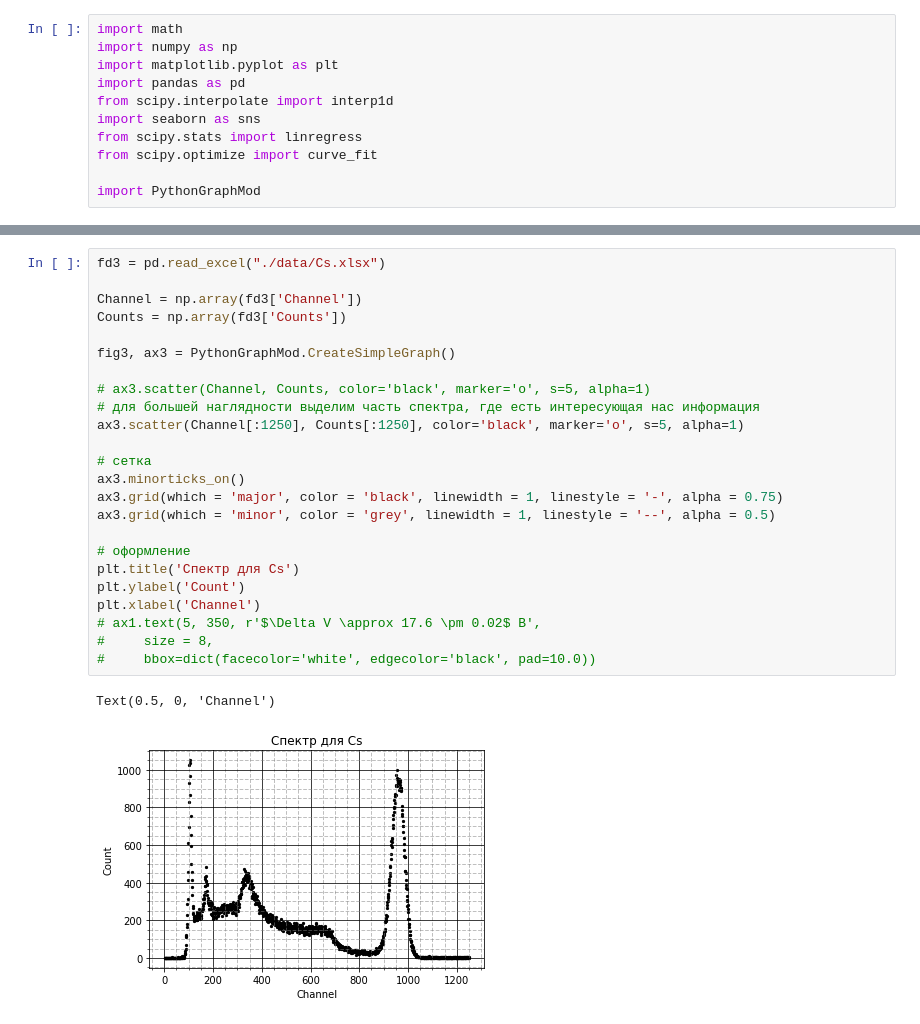
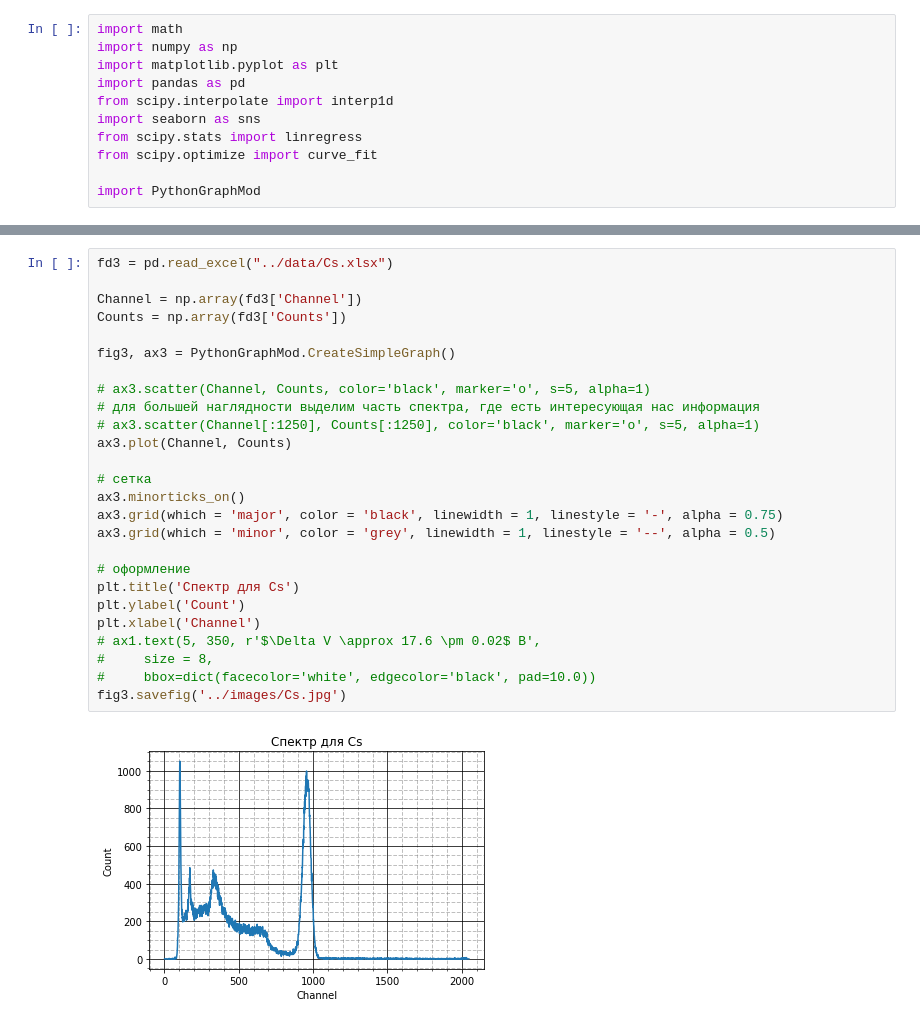
Before and after one commit to pavel-collab/MIPT_Labs, a Jupyter notebook: 5.5.5/python/5_5_5.ipynb, the cells around one changed output, grey strips where cells are left out. Cells and saved outputs as stored; diff of their text form.

```diff
--- a/5.5.5/python/5_5_5.ipynb
+++ b/5.5.5/python/5_5_5.ipynb
@@ -64,28 +72,29 @@ Text(0.5, 0, 'Channel')
 # %%
-fd3 = pd.read_excel("./data/Cs.xlsx")
+fd3 = pd.read_excel("../data/Cs.xlsx")
 
 Channel = np.array(fd3['Channel'])
 Counts = np.array(fd3['Counts'])
 
 fig3, ax3 = PythonGraphMod.CreateSimpleGraph()
 
 # ax3.scatter(Channel, Counts, color='black', marker='o', s=5, alpha=1)
 # для большей наглядности выделим часть спектра, где есть интересующая нас информация
-ax3.scatter(Channel[:1250], Counts[:1250], color='black', marker='o', s=5, alpha=1)
+# ax3.scatter(Channel[:1250], Counts[:1250], color='black', marker='o', s=5, alpha=1)
+ax3.plot(Channel, Counts)
 
 # сетка
 ax3.minorticks_on()
 ax3.grid(which = 'major', color = 'black', linewidth = 1, linestyle = '-', alpha = 0.75)
 ax3.grid(which = 'minor', color = 'grey', linewidth = 1, linestyle = '--', alpha = 0.5)
 
 # оформление
 plt.title('Спектр для Cs')
 plt.ylabel('Count')
 plt.xlabel('Channel')
 # ax1.text(5, 350, r'$\Delta V \approx 17.6 \pm 0.02$ В',
 #     size = 8,
 #     bbox=dict(facecolor='white', edgecolor='black', pad=10.0))
+fig3.savefig('../images/Cs.jpg')
 # %% [output]
-Text(0.5, 0, 'Channel')
-[figure, old version]
+[figure, new version]
 # %%
```
Also changed, not shown: parts of 7 cells of this notebook, 19 other files.
